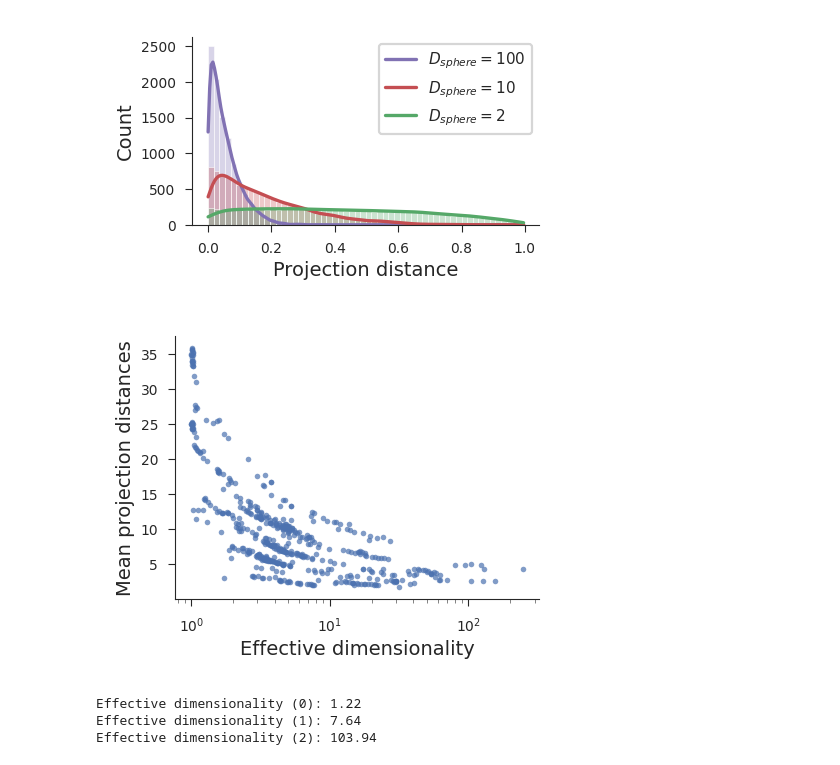
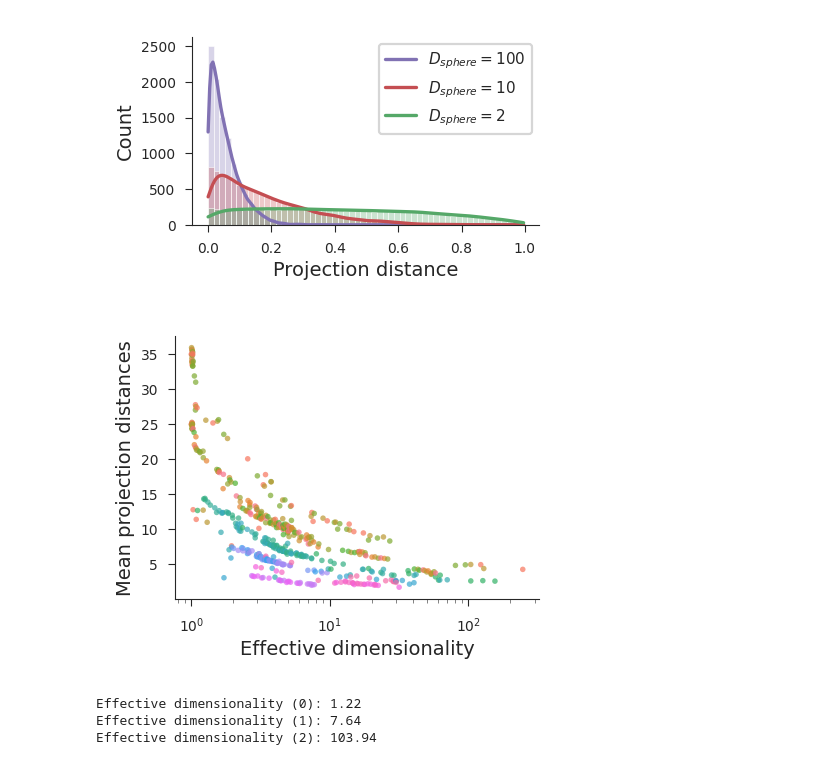
Before and after one commit to EricElmoznino/encoder_dimensionality, a Jupyter notebook: figures/manuscript/results.ipynb, the cells around one changed output. Drawn from its saved outputs; the diff is of its cells as text; code cells hidden in the pictures.

Commit message:
Updated some figures

```diff
--- a/figures/manuscript/results.ipynb
+++ b/figures/manuscript/results.ipynb
@@ -549,15 +549,18 @@ data['avg_projections'] = data.projections.mean(['source_category', 'target_cate
 # %%
 fig, ax = plt.subplots(figsize=(2.2, 1.7))
 
 sns.scatterplot(x=data.eigmetrics.sel(eigmetric='effective dimensionality').values,
                 y=data.avg_projections.sel(metric='scaled_projections').values,
+                hue=data.architecture.values + data.layer.values,
                 alpha=0.7, s=4, linewidth=0, ax=ax)
 ax.set(xscale='log', xlabel='Effective dimensionality', ylabel='Mean projection distances')
 
+ax.legend().remove()
+
 plt.savefig('saved/results_projections-mean.png', dpi=300)
 plt.show()
 # %% [output]
-[figure, old version]
+[figure, new version]
 # %%
 scaled_projections = data.projections.sel(metric='scaled_projections')
 eigmetrics = data.eigmetrics.sel(eigmetric='effective dimensionality')
```
Also changed, not shown: 5 other files.
